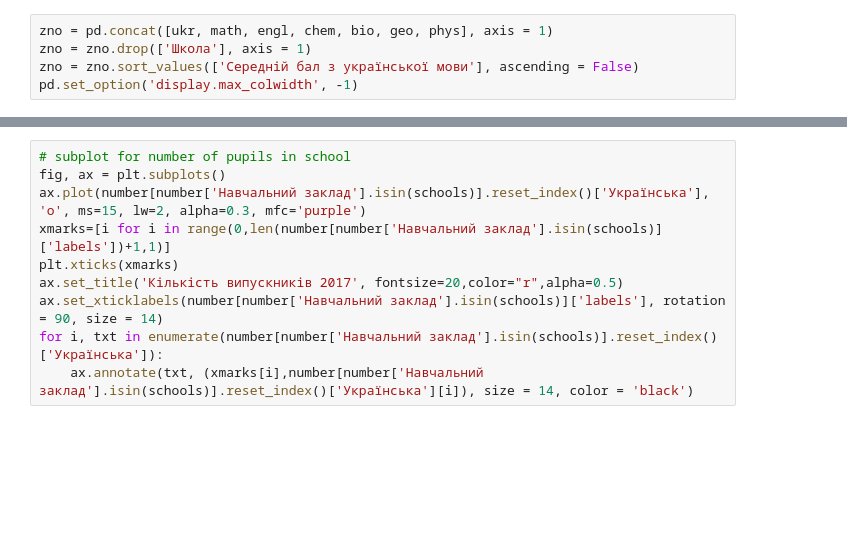
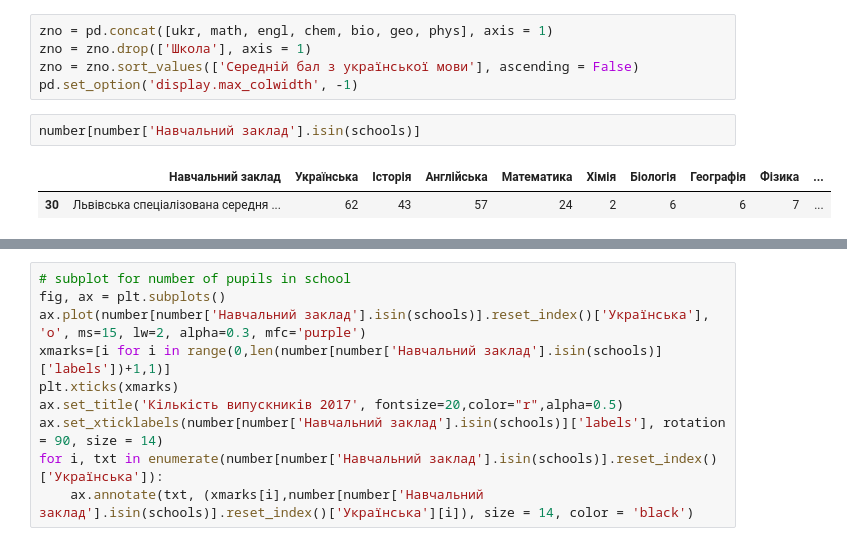
Before and after one commit to mariannapetrova/My-projects, a Jupyter notebook: Schools ZNO.ipynb, the cells around one changed output, grey strips where cells are left out. Saved outputs shown, nothing was run; the diff lists cells and outputs as text; blank space fills up the shorter version.

```diff
--- a/Schools ZNO.ipynb
+++ b/Schools ZNO.ipynb
@@ -164,3 +165,8 @@ zno = pd.concat([ukr, math, engl, chem, bio, geo, phys], axis = 1)
 zno = zno.drop(['Школа'], axis = 1)
 zno = zno.sort_values(['Середній бал з української мови'], ascending = False)
 pd.set_option('display.max_colwidth', -1)
+# %%
+number[number['Навчальний заклад'].isin(schools)]
+# %% [output]
+|  | Навчальний заклад | Українська | Історія | Англійська | Математика | Хімія | Біологія | Географія | Фізика | ... |
+| 30 | Львівська спеціалізована середня ... | 62 | 43 | 57 | 24 | 2 | 6 | 6 | 7 | ... |
```
Also changed, not shown: parts of 3 cells of this notebook.
